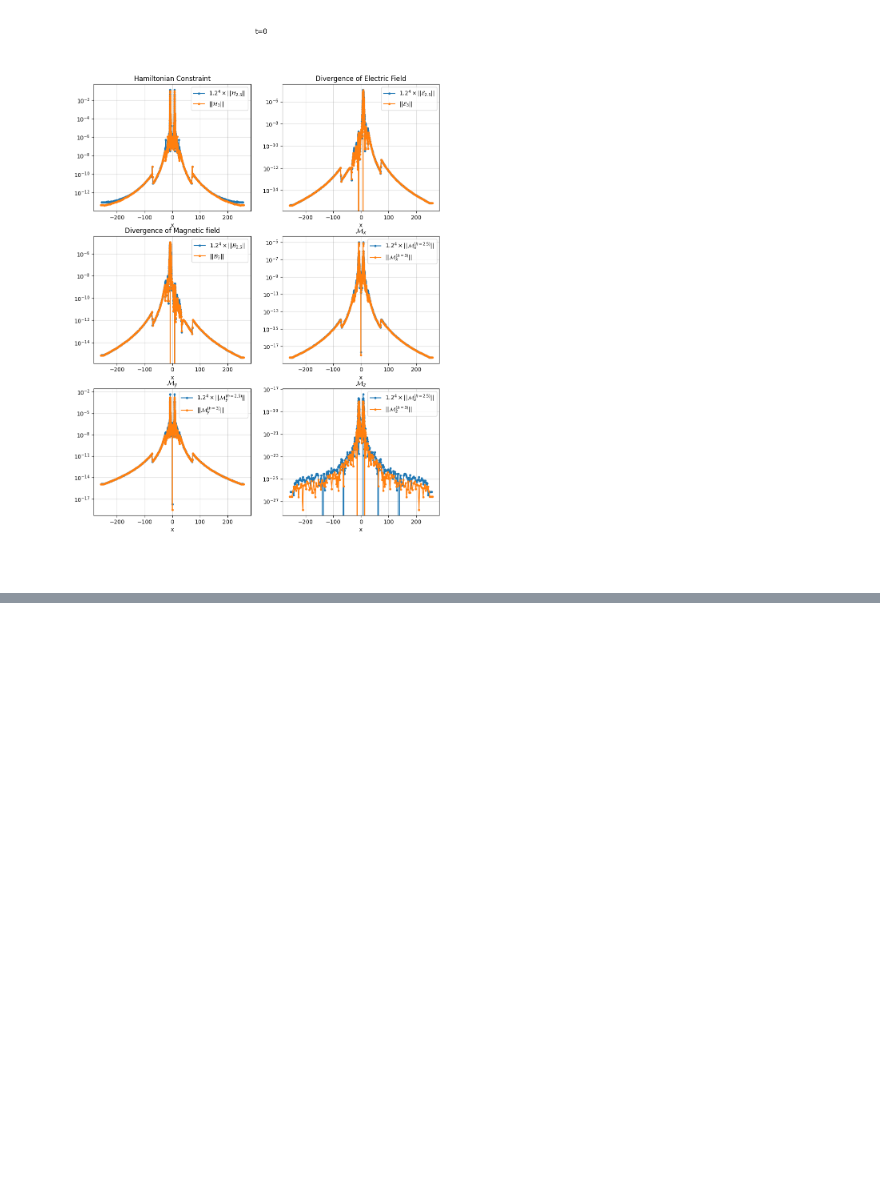
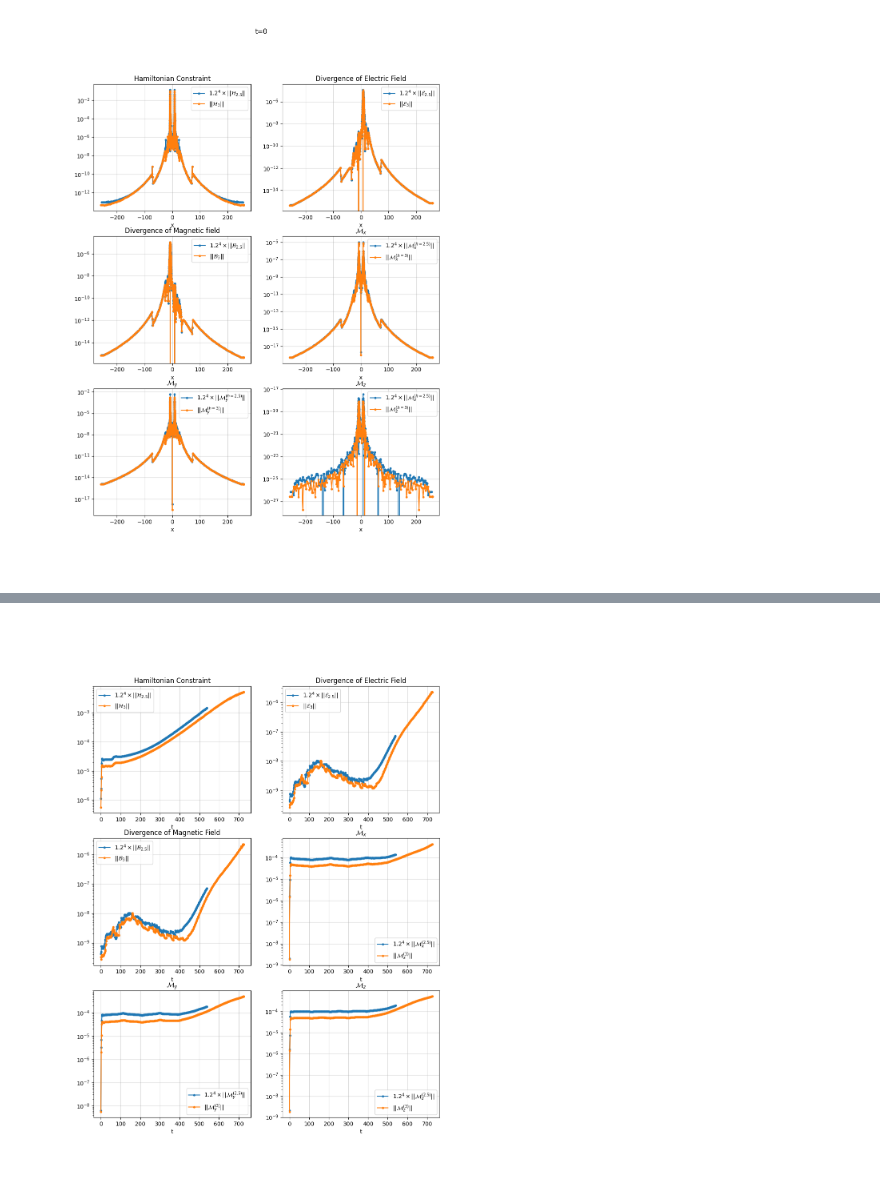
Before and after one commit to jpmvferreira/dyonic-collision-private, a Jupyter notebook: analyze/convergence.ipynb, the cells around one changed output, grey strips where cells are left out. Drawn from its saved outputs; the diff is of its cells as text; code cells hidden in the pictures; blank space fills up the shorter version.

```diff
--- a/analyze/convergence.ipynb
+++ b/analyze/convergence.ipynb
@@ -605,0 +709,20 @@ ax[2,1].legend();
+# %%
+sd            = SimDir("../simulations/Merger_CCZ4_M=0.5,0.5-T=0.05,0.05-alpha=0,1.5pi-x0=8.001_h=2.5")
+ts            = sd.timeseries
+gf            = sd.gf
+hc_norm       = ts.norm2["H"]
+Ec_norm       = ts.norm2["Ec"]
+Bc_norm       = ts.norm2["Bc"]
+mcx_norm      = ts.norm2["M1"]
+mcy_norm      = ts.norm2["M2"]
+mcz_norm      = ts.norm2["M3"]
+
+sd_res2       = SimDir("../simulations/Merger_CCZ4_M=0.5,0.5-T=0.05,0.05-alpha=0,1.5pi-x0=8.001_h=3")
+ts_res2       = sd_res2.timeseries
+gf_res2       = sd_res2.gf
+hc_norm_res2  = ts_res2.norm2["H"]
+Ec_norm_res2  = ts_res2.norm2["Ec"]
+Bc_norm_res2  = ts_res2.norm2["Bc"]
+mcx_norm_res2 = ts_res2.norm2["M1"]
+mcy_norm_res2 = ts_res2.norm2["M2"]
+mcz_norm_res2 = ts_res2.norm2["M3"]
@@ -605,0 +814,64 @@ ax[2,1].legend();
+# %%
+fig, ax = plt.subplots(3, 2, figsize=(11.15,14))
+
+
+ax[0,0].plot(hc_norm.t,      1.2**4*hc_norm.y,      marker=".", label=r"$1.2^4 \times ||\mathcal{H}_{2.5}||$")
+ax[0,0].plot(hc_norm_res2.t,        hc_norm_res2.y, marker=".", label=r"$             ||\mathcal{H}_{3} ||$")
+
+ax[0,0].grid(alpha=0.5)
+ax[0,0].set_xlabel("t")
+ax[0,0].set_yscale("log")
+ax[0,0].set_title("Hamiltonian Constraint")
+ax[0,0].legend()
+
+
+ax[0,1].plot(Ec_norm.t,      1.2**4*Ec_norm.y,      marker=".", label=r"$1.2^4 \times ||\mathcal{E}_{2.5}||$")
+ax[0,1].plot(Ec_norm_res2.t,        Ec_norm_res2.y, marker=".", label=r"$             ||\mathcal{E}_{3}  ||$")
+
+ax[0,1].grid(alpha=0.5)
+ax[0,1].set_xlabel("t")
+ax[0,1].set_yscale("log")
+ax[0,1].set_title("Divergence of Electric Field")
+ax[0,1].legend()
+
+
+ax[1,0].plot(Bc_norm.t,      1.2**4*Bc_norm.y,      marker=".", label=r"$1.2^4 \times ||\mathcal{B}_{2.5}||$")
+ax[1,0].plot(Bc_norm_res2.t,        Bc_norm_res2.y, marker=".", label=r"$             ||\mathcal{B}_{3}  ||$")
+
+ax[1,0].grid(alpha=0.5)
+ax[1,0].set_xlabel("t")
+ax[1,0].set_yscale("log")
+ax[1,0].set_title("Divergence of Magnetic Field")
+ax[1,0].legend();
+
+
+ax[1,1].plot(mcx_norm.t,      1.2**4*mcx_norm.y,      marker=".", label=r"$1.2^4 \times ||\mathcal{M}_x^{(2.5)}||$")
+ax[1,1].plot(mcx_norm_res2.t,        mcx_norm_res2.y, marker=".", label=r"$             ||\mathcal{M}_x^{(3)}  ||$")
+
+ax[1,1].grid(alpha=0.5)
+ax[1,1].set_xlabel("t")
+ax[1,1].set_yscale("log")
+ax[1,1].set_title(r"$\mathcal{M}_x$")
+ax[1,1].legend();
+
+
+ax[2,0].plot(mcy_norm.t,      1.2**4*mcy_norm.y,      marker=".", label=r"$1.2^4 \times ||\mathcal{M}_y^{(2.5)}||$")
+ax[2,0].plot(mcy_norm_res2.t,        mcy_norm_res2.y, marker=".", label=r"$             ||\mathcal{M}_y^{(3)}  ||$")
+
+ax[2,0].grid(alpha=0.5)
+ax[2,0].set_xlabel("t")
+ax[2,0].set_yscale("log")
+ax[2,0].set_title(r"$\mathcal{M}_y$")
+ax[2,0].legend();
+
+
+ax[2,1].plot(mcz_norm.t,      1.2**4*mcz_norm.y,      marker=".", label=r"$1.2^4 \times ||\mathcal{M}_z^{(2.5)}||$")
+ax[2,1].plot(mcz_norm_res2.t,        mcz_norm_res2.y, marker=".", label=r"$             ||\mathcal{M}_z^{(3)}  ||$")
+
+ax[2,1].grid(alpha=0.5)
+ax[2,1].set_xlabel("t")
+ax[2,1].set_yscale("log")
+ax[2,1].set_title(r"$\mathcal{M}_z$")
+ax[2,1].legend();
+# %% [output]
+[figure, added]
```
Also changed, not shown: parts of 9 cells of this notebook, 21 other files.
